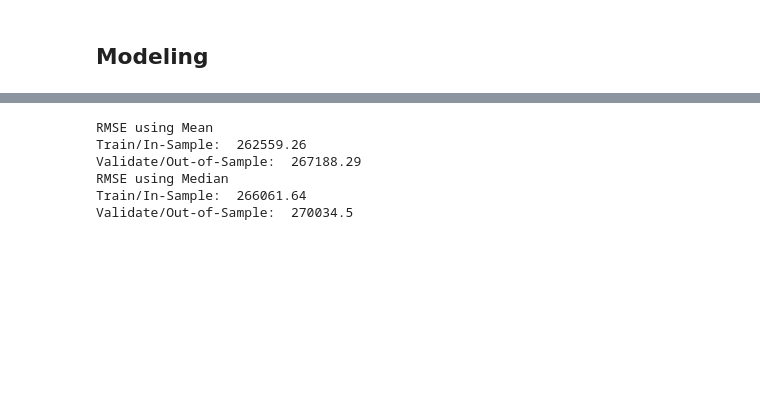
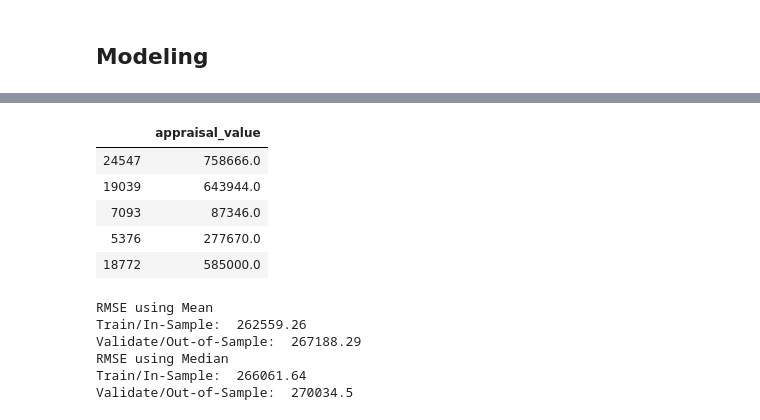
Before and after one commit to QuantumKane/zillow_regression_project, a Jupyter notebook: zillow_explore.ipynb, the cells around one changed output, grey strips where cells are left out. Cells and saved outputs as stored; diff of their text form; code cells hidden in the pictures; blank space fills up the shorter version.

```diff
--- a/zillow_explore.ipynb
+++ b/zillow_explore.ipynb
@@ -430,3 +456,14 @@ y_test = test[['appraisal_value']]
+# %%
+# Validate that my y_train contains what I think it contains
+
+y_train.head()
+# %% [output]
+|  | appraisal_value |
+| 24547 | 758666.0 |
+| 19039 | 643944.0 |
+| 7093 | 87346.0 |
+| 5376 | 277670.0 |
+| 18772 | 585000.0 |
 # %%
 # Establish my baseline
 
```
Also changed, not shown: parts of 10 cells of this notebook.
